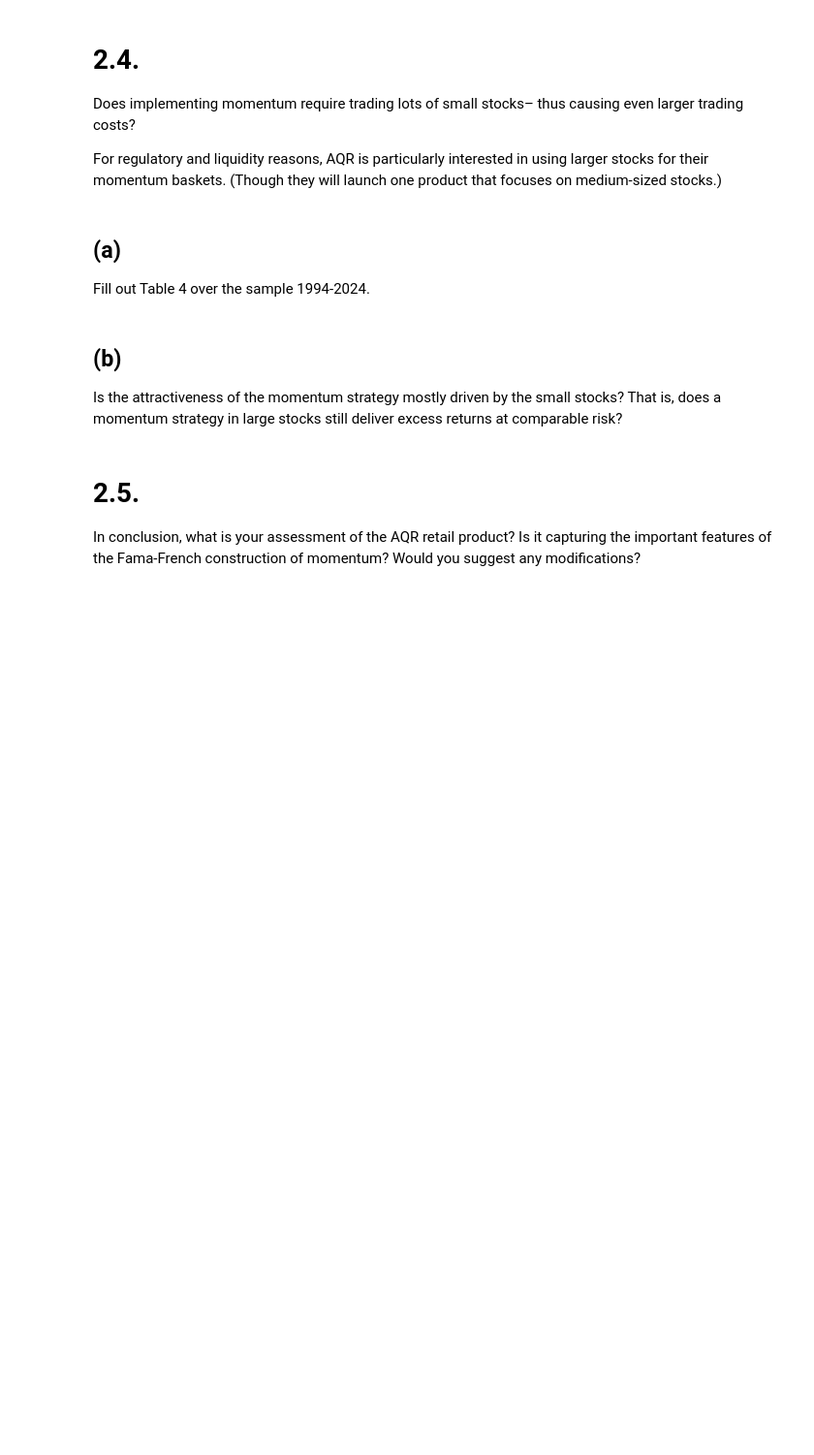
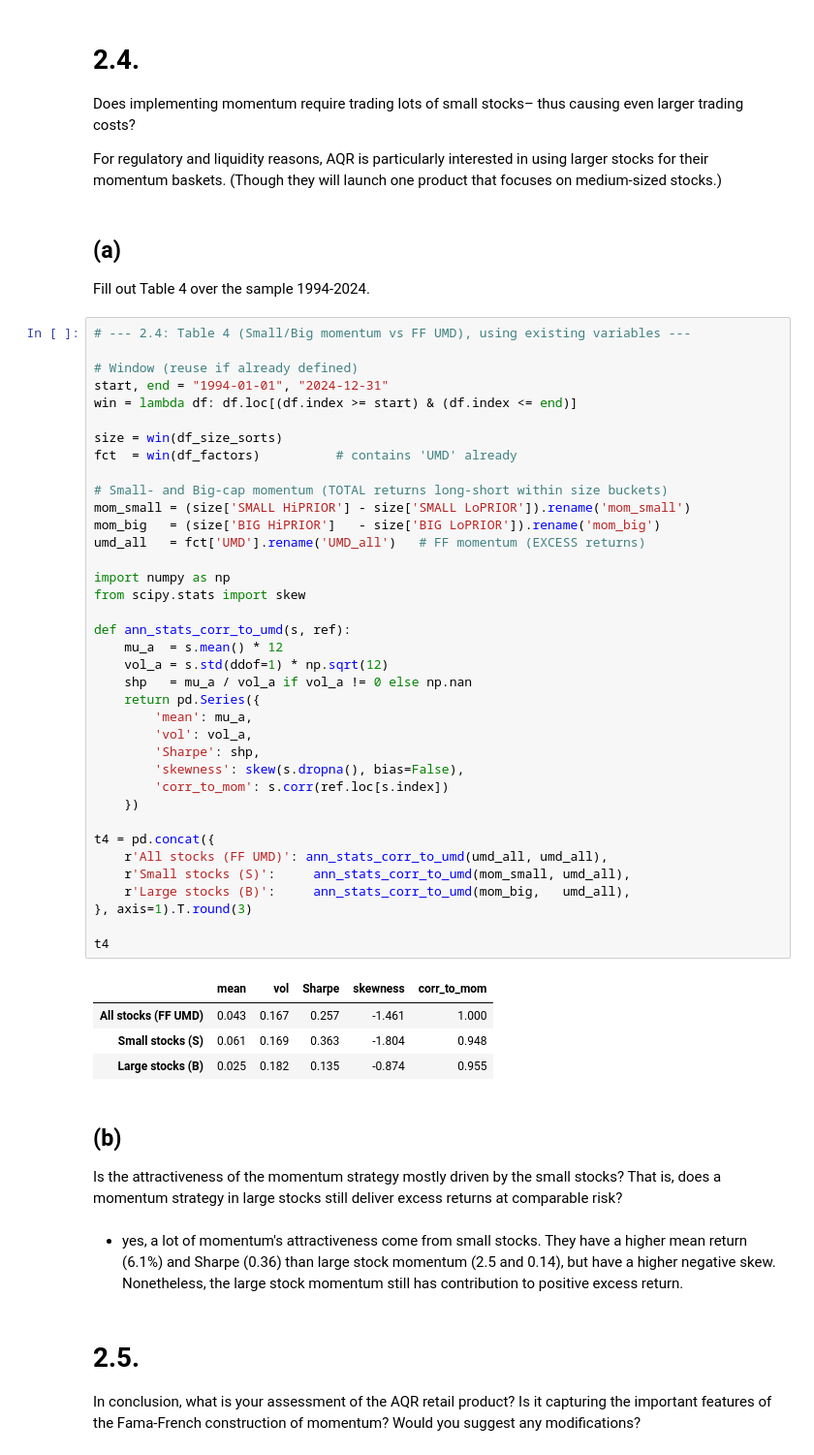
Before and after one commit to Rhazi/portfolio_Group_B4, a Jupyter notebook: Group_B_HMW_6.ipynb, the cells around one changed output. Shown at 97% size. Saved outputs shown, nothing was run; the diff lists cells and outputs as text; blank space fills up the shorter version.

```diff
--- a/Group_B_HMW_6.ipynb
+++ b/Group_B_HMW_6.ipynb
@@ -237,9 +301,53 @@ For regulatory and liquidity reasons, AQR is particularly interested in using la
 # %% [markdown]
 ## (a)
 Fill out Table 4 over the sample 1994-2024.
+# %%
+# --- 2.4: Table 4 (Small/Big momentum vs FF UMD), using existing variables ---
+
+# Window (reuse if already defined)
+start, end = "1994-01-01", "2024-12-31"
+win = lambda df: df.loc[(df.index >= start) & (df.index <= end)]
+
+size = win(df_size_sorts)
+fct  = win(df_factors)          # contains 'UMD' already
+
+# Small- and Big-cap momentum (TOTAL returns long-short within size buckets)
+mom_small = (size['SMALL HiPRIOR'] - size['SMALL LoPRIOR']).rename('mom_small')
+mom_big   = (size['BIG HiPRIOR']   - size['BIG LoPRIOR']).rename('mom_big')
+umd_all   = fct['UMD'].rename('UMD_all')   # FF momentum (EXCESS returns)
+
+import numpy as np
+from scipy.stats import skew
+
+def ann_stats_corr_to_umd(s, ref):
+    mu_a  = s.mean() * 12
+    vol_a = s.std(ddof=1) * np.sqrt(12)
+    shp   = mu_a / vol_a if vol_a != 0 else np.nan
+    return pd.Series({
+        'mean': mu_a,
+        'vol': vol_a,
+        'Sharpe': shp,
+        'skewness': skew(s.dropna(), bias=False),
+        'corr_to_mom': s.corr(ref.loc[s.index])
+    })
+
+t4 = pd.concat({
+    r'All stocks (FF UMD)': ann_stats_corr_to_umd(umd_all, umd_all),
+    r'Small stocks (S)':     ann_stats_corr_to_umd(mom_small, umd_all),
+    r'Large stocks (B)':     ann_stats_corr_to_umd(mom_big,   umd_all),
+}, axis=1).T.round(3)
+
+t4
+# %% [output]
+|  | mean | vol | Sharpe | skewness | corr_to_mom |
+| All stocks (FF UMD) | 0.043 | 0.167 | 0.257 | -1.461 | 1.000 |
+| Small stocks (S) | 0.061 | 0.169 | 0.363 | -1.804 | 0.948 |
+| Large stocks (B) | 0.025 | 0.182 | 0.135 | -0.874 | 0.955 |
 # %% [markdown]
 ## (b)
 Is the attractiveness of the momentum strategy mostly driven by the small stocks? That is, does a momentum strategy in large stocks still deliver excess returns at comparable risk?
+# %% [markdown]
+- yes, a lot of momentum's attractiveness come from small stocks. They have a higher mean return (6.1%) and Sharpe (0.36) than large stock momentum (2.5 and 0.14), but have a higher negative skew. Nonetheless, the large stock momentum still has contribution to positive excess return.
 # %% [markdown]
 # 2.5.
 In conclusion, what is your assessment of the AQR retail product? Is it capturing the important features of the Fama-French construction of momentum? Would you suggest any modifications?
```
Also changed, not shown: parts of 5 cells of this notebook.
